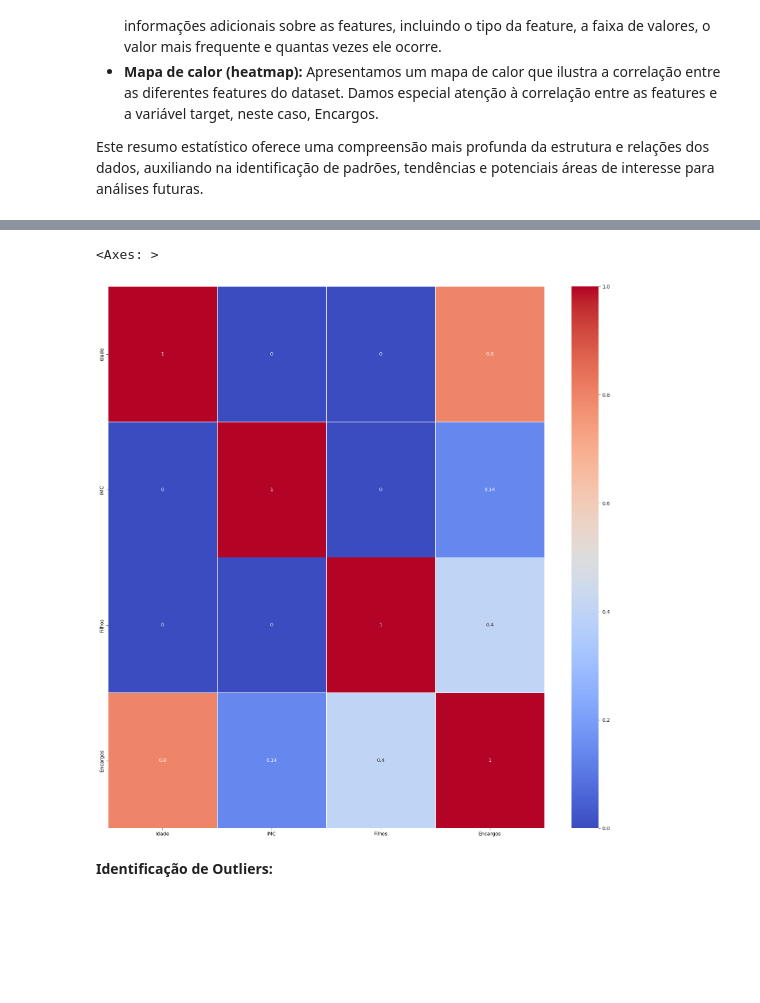
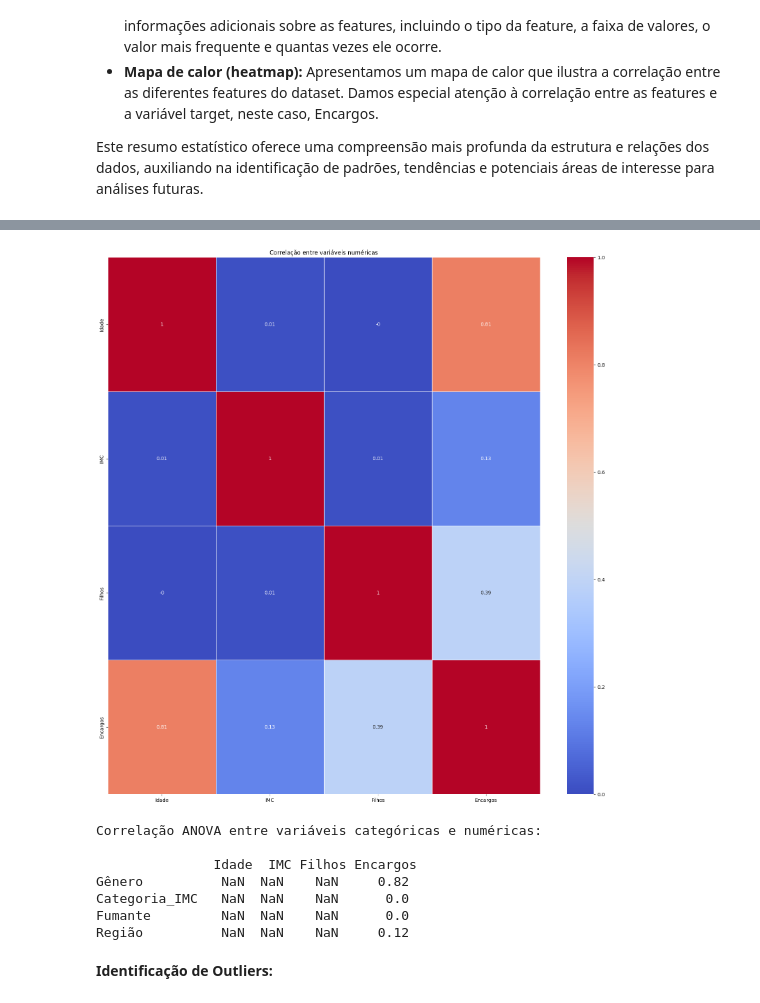
Before and after one commit to feliparus/Tech-Challenge, a Jupyter notebook: notebooks/EDA.ipynb, the cells around one changed output, grey strips where cells are left out. Drawn from its saved outputs; the diff is of its cells as text; code cells hidden in the pictures; blank space fills up the shorter version.

```diff
--- a/notebooks/EDA.ipynb
+++ b/notebooks/EDA.ipynb
@@ -324,14 +350,42 @@ O valor mais frequente na coluna Encargos é: 5479.39, que aparece 3 vezes.
 # %%
-# Gerando gráfico de mapa de calor
+# Seleciona apenas as variáveis numéricas para o cálculo da correlação
 numeric_columns = dados.select_dtypes(include='number')
 
-correlation_matrix = numeric_columns.corr().round(2)
+# Calcula a matriz de correlação entre as variáveis numéricas
+correlation_matrix_numeric = numeric_columns.corr().round(2)
 
-fig, ax = plt.subplots(figsize=(20,20))
-sns.heatmap(data=correlation_matrix, annot=True, linewidths=.5, ax=ax, cmap="coolwarm")
+# Gerando gráfico de mapa de calor para as variáveis numéricas
+fig, ax = plt.subplots(figsize=(20, 20))
+sns.heatmap(data=correlation_matrix_numeric, annot=True, linewidths=.5, ax=ax, cmap="coolwarm")
+plt.title("Correlação entre variáveis numéricas")
+plt.show()
 # %% [output]
-<Axes: >
-[figure, old version]
+[figure, new version]
+# %%
+# Selecionando apenas as variáveis categóricas para o cálculo da correlação ANOVA
+categorical_columns = dados.select_dtypes(include='object').columns.tolist()
+
+# Calculando a correlação entre variáveis categóricas usando ANOVA
+correlation_anova = pd.DataFrame(index=categorical_columns, columns=numeric_columns.columns)
+
+for cat_col in categorical_columns:
+    for num_col in numeric_columns.columns:
+        f_stat, p_value = anova_correlation(dados, num_col, cat_col)
+        correlation_anova.loc[cat_col, num_col] = p_value.round(2)
+
+# Mostrando a tabela de correlação ANOVA
+print("Correlação ANOVA entre variáveis categóricas e numéricas:\n\n", correlation_anova)
+
+# Nota: O valor p pode ser usado para interpretar a significância da correlação entre
+# as variáveis categóricas e numéricas. Valores de p baixos indicam maior significância.
+# %% [output]
+Correlação ANOVA entre variáveis categóricas e numéricas:
+
+               Idade  IMC Filhos Encargos
+Gênero          NaN  NaN    NaN     0.82
+Categoria_IMC   NaN  NaN    NaN      0.0
+Fumante         NaN  NaN    NaN      0.0
+Região          NaN  NaN    NaN     0.12
 # %% [markdown]
 **Identificação de Outliers:**
 # %% [markdown]
```
Also changed, not shown: parts of 15 cells of this notebook, 12 other files.
